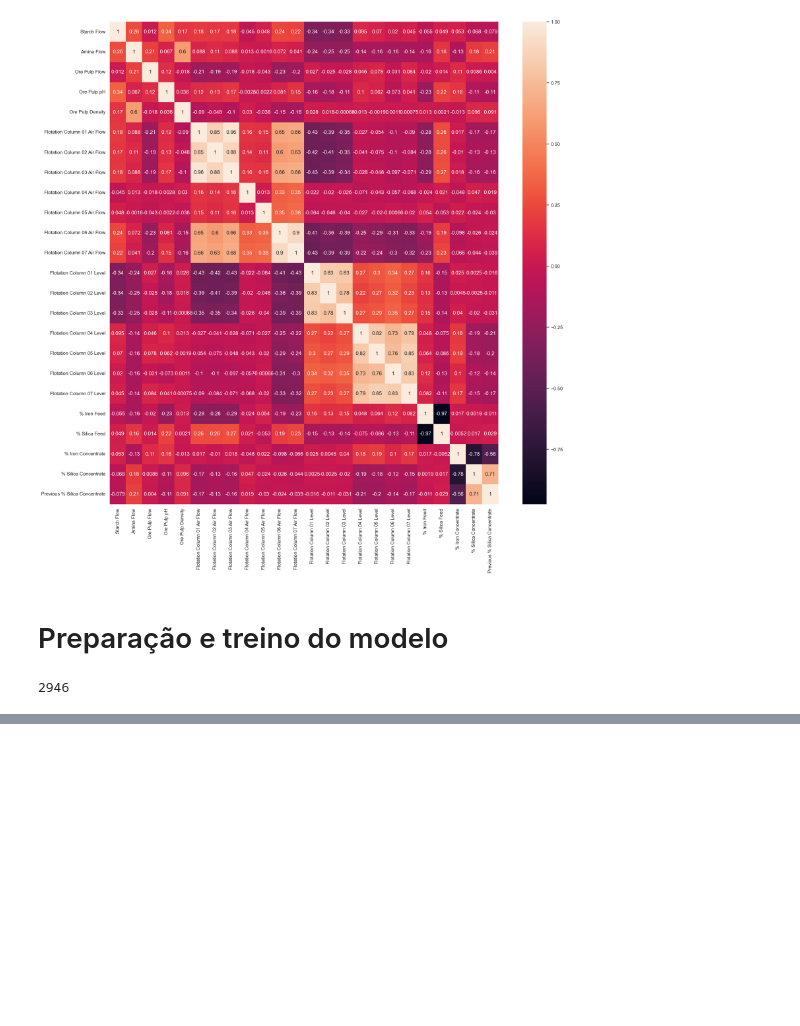
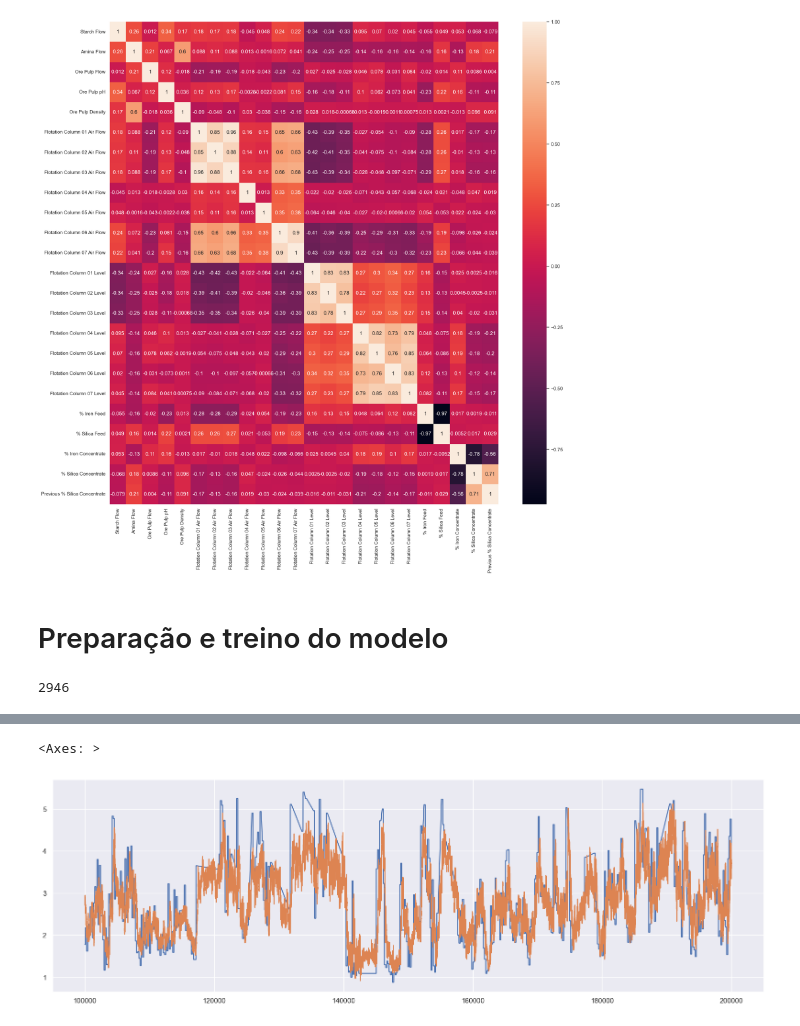
Before and after one commit to matleobor/case-ihm, a Jupyter notebook: flotation-analysis.ipynb, the cells around one changed output, grey strips where cells are left out. Saved outputs shown, nothing was run; the diff lists cells and outputs as text; code cells hidden in the pictures; blank space fills up the shorter version.

```diff
--- a/flotation-analysis.ipynb
+++ b/flotation-analysis.ipynb
@@ -352,0 +482,10 @@ y_prediction.plot()
+# %%
+# Calcula predição para os dados brutos (sem tratamento)
+hgb_full_data_prediction = hgb_model.predict(raw_data[selected_features].rolling(180).mean())
+hgb_full_data_prediction = pd.Series(hgb_full_data_prediction, index = raw_data.index)
+# %%
+raw_data['% Silica Concentrate'].iloc[100000:200000].plot()
+hgb_full_data_prediction.iloc[100000:200000].plot()
+# %% [output]
+<Axes: >
+[figure, added]
```
Also changed, not shown: parts of 18 cells of this notebook.
